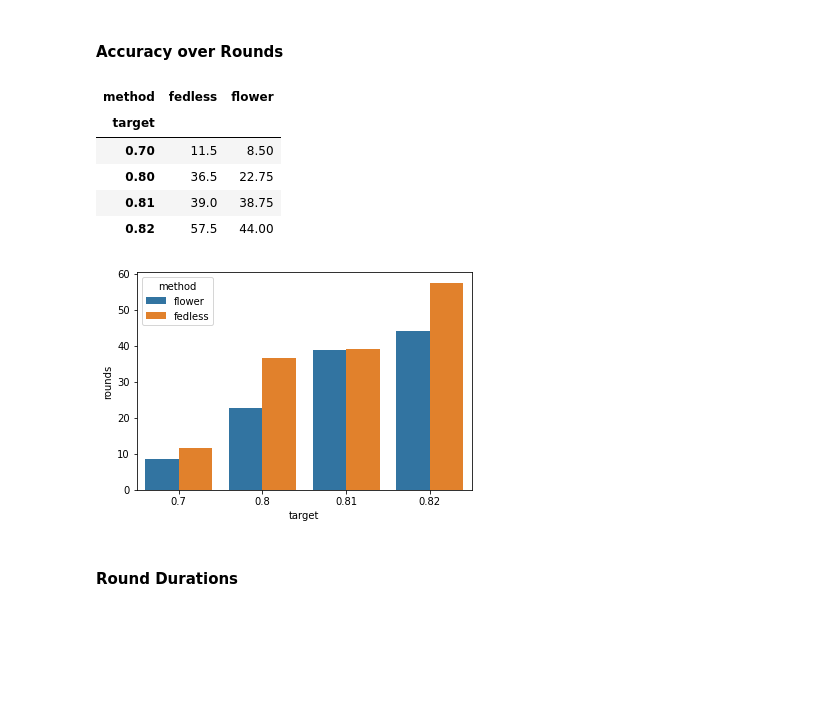
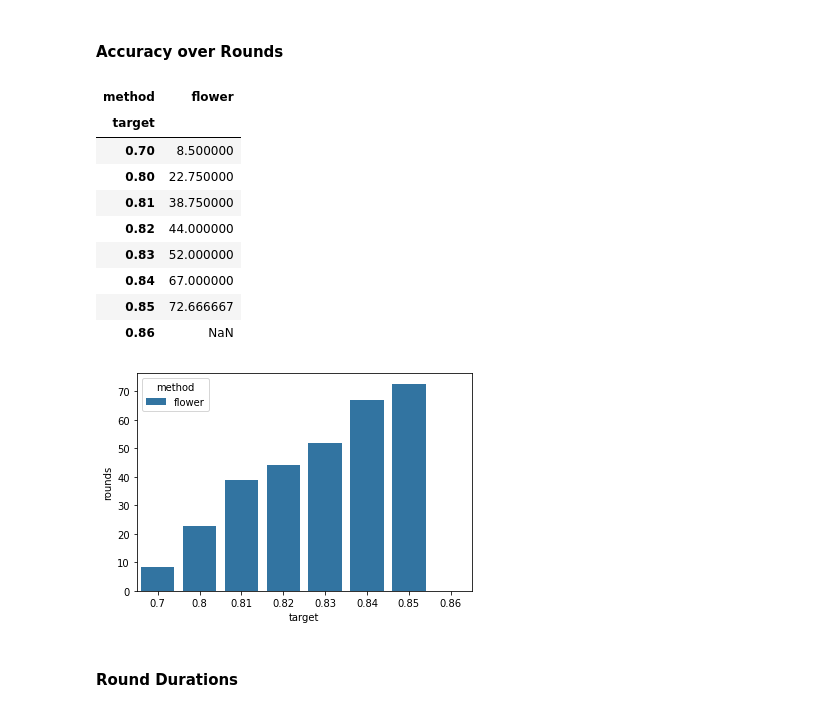
Before and after one commit to Serverless-Federated-Learning/FedLesScan, a Jupyter notebook: experiments/leaf-fedless-comparison.ipynb, the cells around one changed output. Drawn from its saved outputs; the diff is of its cells as text; code cells hidden in the pictures; blank space fills up the shorter version.

Commit message:
add latest changes of plotting notebooks and function deployment scripts

```diff
--- a/experiments/leaf-fedless-comparison.ipynb
+++ b/experiments/leaf-fedless-comparison.ipynb
@@ -17,15 +20,22 @@ flower_df = process_flower_logs(FLOWER_LOGS_FOLDER)
 # %%
 fedless_dfs = []
 fedless_client_dfs = []
-for folder in Path("/Users/andreas/workspace/thesis-code/out/").glob("fedless-*-flower"):
+for folder in Path("/Users/andreas/workspace/thesis-code/out/").glob("fedless-*-flower-*"):
     dataset = folder.name.split("-")[1]
+    clients_in_round = int(folder.name.split("-")[3])
     for timing_file in folder.glob("timing*.csv"):
         seed = timing_file.name.split("_")[1].split(".")[0]
+        #config_file = timing_file.parent / f"config_{seed}.json"
+        #hyperparams = {}
+        #if config_file.exists():
+        #    config = json.loads(config_file.read_text())
+        #    hyperparams = config["clients"]["hyperparams"]
+#
         df = pd.read_csv(timing_file)
         index = pd.MultiIndex.from_tuples(
         [(
             dataset,
-            #clients_in_round,
+            clients_in_round,
             #clients_total,
             #local_epochs,
             #batch_size,
@@ -33,7 +43,7 @@ for folder in Path("/Users/andreas/workspace/thesis-code/out/").glob("fedless-*-
         )] * len(df),
         names=[
             "dataset",
-            #"clients_in_round",
+            "clients_in_round",
             #"clients_total",
             #"local_epochs",
             #"batch_size",
@@ -99,3 +109,13 @@ fedless_client_df = pd.concat(fedless_client_dfs)
 ## MNIST
 # %% [markdown]
 #### Accuracy over Rounds
+# %%
+vals = []
+target = 0.90
+for clients_in_round in [5, 10, 25, 50, 75]:
+    df_ = fedless_df.loc[("mnist", clients_in_round)]
+    for target in [0.9, 0.95, 0.98, 0.99]:
+        mean_round_until_target_fedless= df_[df_["accuracy"] >= target].groupby("seed").min("round")["round"].mean()
+        vals.append((target, mean_round_until_target_fedless, clients_in_round))
+df_ = pd.DataFrame(vals, columns=["target", "rounds", "n_clients"])
+sns.barplot(x="n_clients", y="rounds", data=df_, hue="target", palette=SNS_DEFAULT_PALETTE)
@@ -106,7 +129,7 @@ for target in [0.9, 0.95, 0.98, 0.99]:
     df_ = flower_df.loc[("mnist", 75, 100, 5)]
     mean_round_until_target_flower = df_[df_["accuracy"] >= target].groupby("seed").min("round")["round"].mean()
     vals.append((target, mean_round_until_target_flower, "flower"))
-    df_ = fedless_df.loc["mnist"]
+    df_ = fedless_df.loc[("mnist", 75)]
     mean_round_until_target_fedless= df_[df_["accuracy"] >= target].groupby("seed").min("round")["round"].mean()
     vals.append((target, mean_round_until_target_fedless, "fedless"))
 
@@ -141,7 +164,7 @@ for t in flwr_warm_df_["time_agg_eval"]:
 #    vals.append(("flower", "warm", "time_clients_fit", t))
 
 
-fls_df_ = fedless_df.loc["mnist"]
+fls_df_ = fedless_df.loc[("mnist", 75)]
 fls_cold_df_ = fls_df_[fls_df_["round"] == 1]
 fls_warm_df_ = fls_df_[fls_df_["round"] > 1]
 for t in fls_cold_df_["time"]:
@@ -165,9 +188,12 @@ sns.barplot(x="method", y="duration", data=df_warm_, ax=axarr[0])
 axarr[0].set_title("Flower vs Fedless Round Durations")
 
 # Cold vs Warm Fedless
-df_fedless_ = df_[(df_["method"] == "fedless") & (df_["task"] == "round")]
-sns.boxplot(x="state", y="duration", data=df_fedless_, ax=axarr[1])
-axarr[1].set_title("Fedless Round Durations")
+#df_fedless_ = df_[(df_["method"] == "fedless") & (df_["task"] == "round")]
+#sns.boxplot(x="state", y="duration", data=df_fedless_, ax=axarr[1])
+#axarr[1].set_title("Fedless Round Durations")
+df_rounds_ = df_[(df_["task"] == "round")]
+sns.boxplot(x="method", y="duration", data=df_rounds_, ax=axarr[1], hue="state")
+axarr[1].set_title("Hot vs Warm Invocation")
 
 # Timing Breakdown
 sns.barplot(x="method", y="duration", data=df_, ax=axarr[2], hue="task")
@@ -194,25 +220,29 @@ Text(0.5, 1.0, 'Fedless Client Durations')
 # %%
 vals = []
 
-for target in [0.7, 0.8, 0.81, 0.82]:
+for target in [0.7, 0.8, 0.81, 0.82, 0.83, 0.84, 0.85, 0.86]:
     df_ = flower_df.loc[("femnist", 75, 100, 5)]
     mean_round_until_target_flower = df_[df_["accuracy"] >= target].groupby("seed").min("round")["round"].mean()
     vals.append((target, mean_round_until_target_flower, "flower"))
-    df_ = fedless_df.loc["femnist"]
-    mean_round_until_target_fedless= df_[df_["accuracy"] >= target].groupby("seed").min("round")["round"].mean()
-    vals.append((target, mean_round_until_target_fedless, "fedless"))
+    #df_ = fedless_df.loc["femnist"]
+    #mean_round_until_target_fedless= df_[df_["accuracy"] >= target].groupby("seed").min("round")["round"].mean()
+    #vals.append((target, mean_round_until_target_fedless, "fedless"))
 
 
 df_ = pd.DataFrame(vals, columns=["target", "rounds", "method"])
 sns.barplot(x="target", y="rounds", hue="method", data=df_)
 df_.pivot(columns="method", values="rounds", index="target")
 # %% [output]
-| method | fedless | flower |
-| target |  |  |
-| 0.70 | 11.5 | 8.50 |
-| 0.80 | 36.5 | 22.75 |
-| 0.81 | 39.0 | 38.75 |
-| 0.82 | 57.5 | 44.00 |
+| method | flower |
+| target |  |
+| 0.70 | 8.500000 |
+| 0.80 | 22.750000 |
+| 0.81 | 38.750000 |
+| 0.82 | 44.000000 |
+| 0.83 | 52.000000 |
+| 0.84 | 67.000000 |
+| 0.85 | 72.666667 |
+| 0.86 | NaN |
-[figure, old version]
+[figure, new version]
 # %% [markdown]
 #### Round Durations
```
Also changed, not shown: parts of 11 cells of this notebook, 6 other files.
